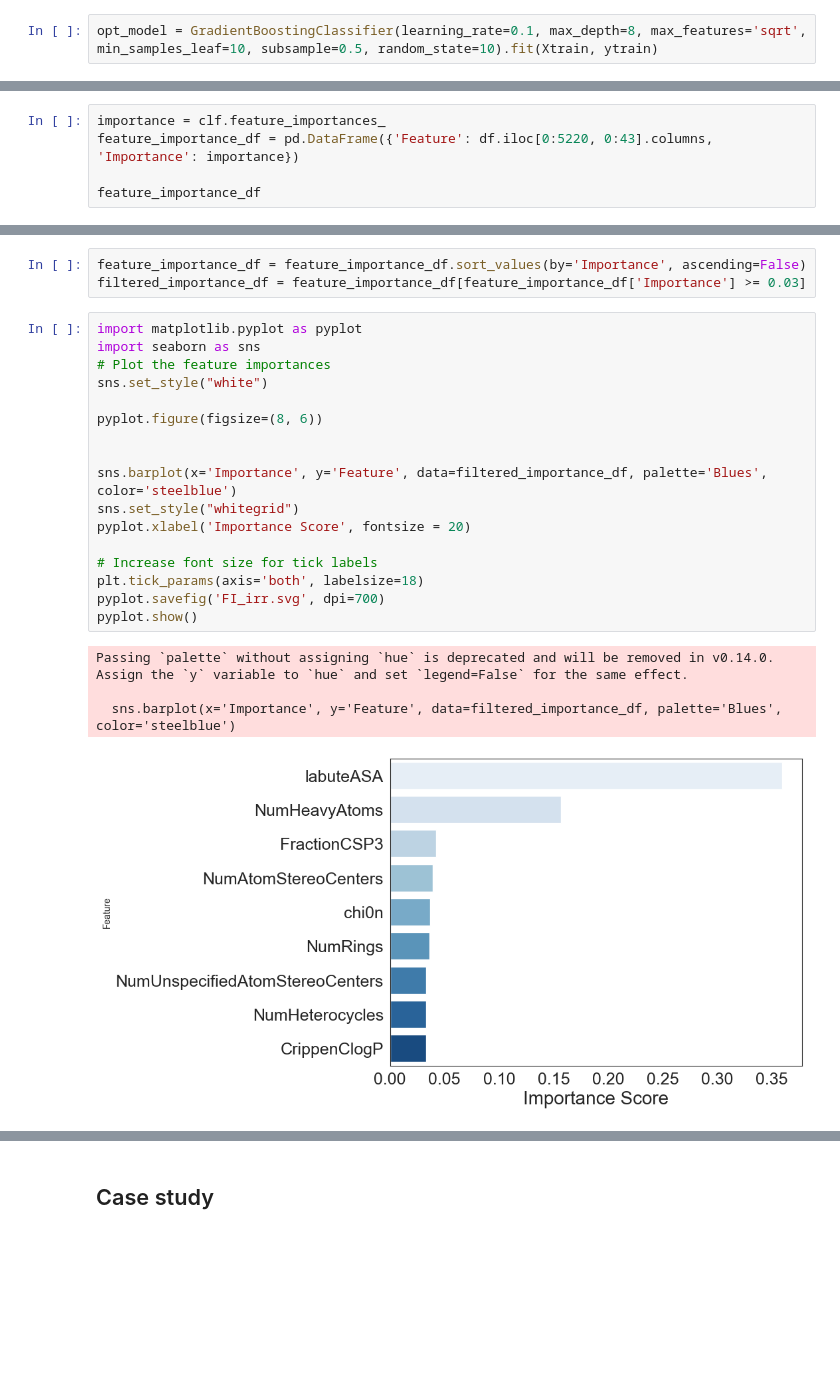
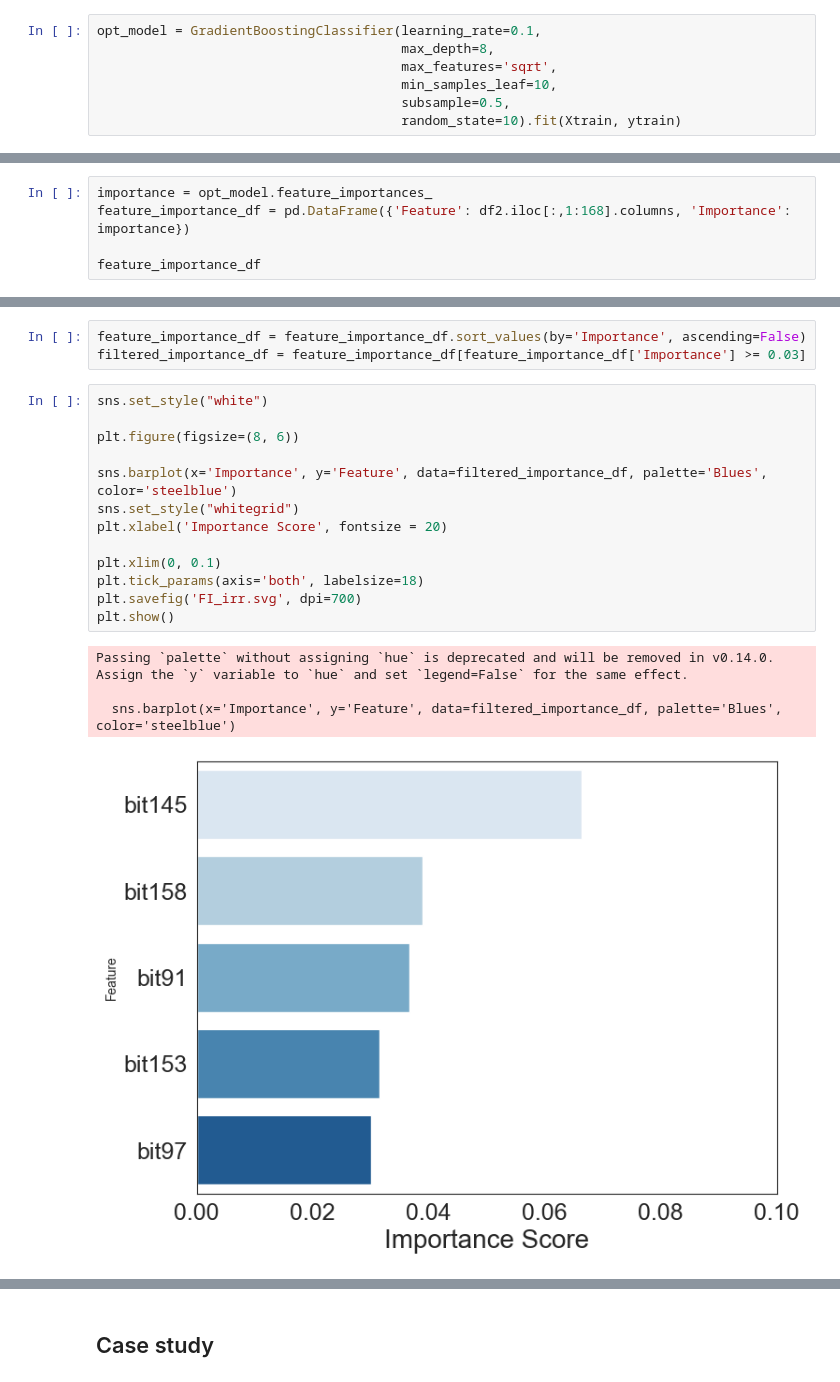
Before and after one commit to ai-chem/ophthalmic_drugs, a Jupyter notebook: Scripts/irritation.ipynb, the cells around one changed output, grey strips where cells are left out. Drawn from its saved outputs; the diff is of its cells as text; blank space fills up the shorter version.

```diff
--- a/Scripts/irritation.ipynb
+++ b/Scripts/irritation.ipynb
@@ -97,5 +103,10 @@ opt_clf.best_params_
 # %%
-opt_model = GradientBoostingClassifier(learning_rate=0.1, max_depth=8, max_features='sqrt', min_samples_leaf=10, subsample=0.5, random_state=10).fit(Xtrain, ytrain)
+opt_model = GradientBoostingClassifier(learning_rate=0.1,
+                                       max_depth=8,
+                                       max_features='sqrt',
+                                       min_samples_leaf=10,
+                                       subsample=0.5,
+                                       random_state=10).fit(Xtrain, ytrain)
 # %%
 opt_model.score(Xtest, ytest)
 # %% [output]
@@ -136,6 +138,6 @@ plt.show()
 # %%
-importance = clf.feature_importances_
-feature_importance_df = pd.DataFrame({'Feature': df.iloc[0:5220, 0:43].columns, 'Importance': importance})
+importance = opt_model.feature_importances_
+feature_importance_df = pd.DataFrame({'Feature': df2.iloc[:,1:168].columns, 'Importance': importance})
 
 feature_importance_df
 # %% [output]
@@ -160,24 +158,20 @@ feature_importance_df
 feature_importance_df = feature_importance_df.sort_values(by='Importance', ascending=False)
 filtered_importance_df = feature_importance_df[feature_importance_df['Importance'] >= 0.03]
 # %%
-import matplotlib.pyplot as pyplot
-import seaborn as sns
-# Plot the feature importances
 sns.set_style("white")
 
-pyplot.figure(figsize=(8, 6))
-
+plt.figure(figsize=(8, 6))
 
 sns.barplot(x='Importance', y='Feature', data=filtered_importance_df, palette='Blues', color='steelblue')
 sns.set_style("whitegrid")
-pyplot.xlabel('Importance Score', fontsize = 20)
+plt.xlabel('Importance Score', fontsize = 20)
 
-# Increase font size for tick labels
+plt.xlim(0, 0.1)
 plt.tick_params(axis='both', labelsize=18)
-pyplot.savefig('FI_irr.svg', dpi=700)
-pyplot.show()
+plt.savefig('FI_irr.svg', dpi=700)
+plt.show()
 # %% [output]
 Passing `palette` without assigning `hue` is deprecated and will be removed in v0.14.0. Assign the `y` variable to `hue` and set `legend=False` for the same effect.
 
   sns.barplot(x='Importance', y='Feature', data=filtered_importance_df, palette='Blues', color='steelblue')
-[figure, old version]
+[figure, new version]
```
Also changed, not shown: parts of 21 cells of this notebook, 2 other files.
